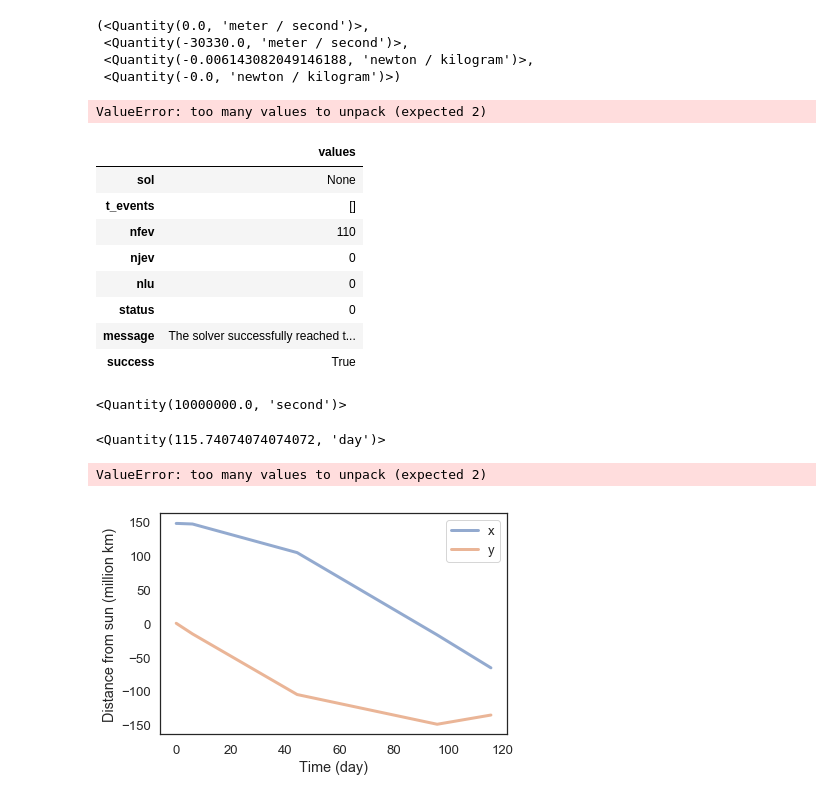
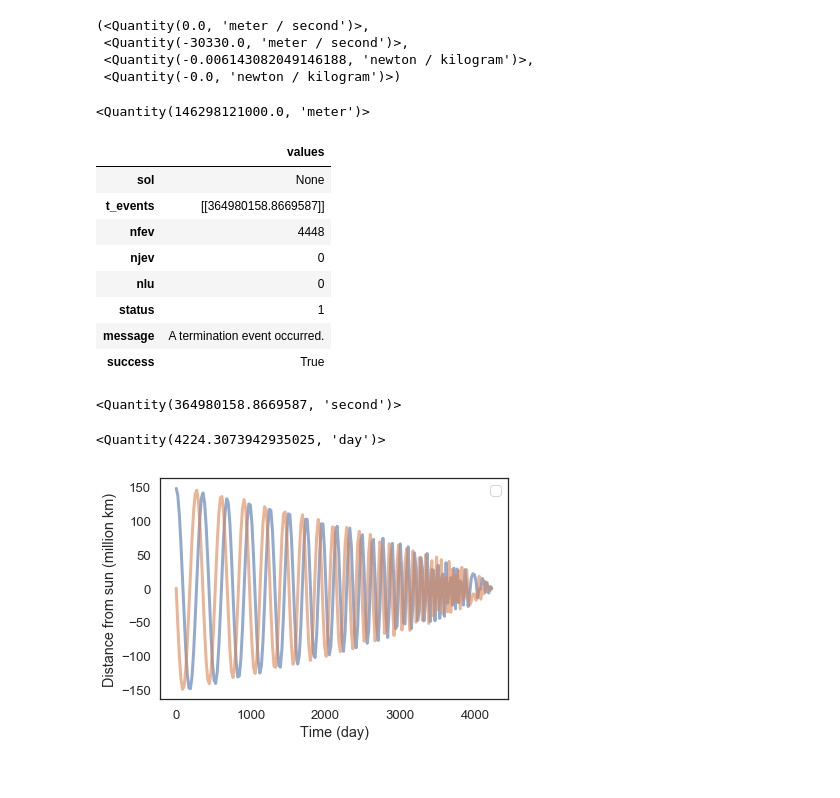
Before and after one commit to MellieZito/ModSimPy, a Jupyter notebook: code/orbit_homework.ipynb, the cells around one changed output. Drawn from its saved outputs; the diff is of its cells as text; code cells hidden in the pictures.

```diff
--- a/code/orbit_homework.ipynb
+++ b/code/orbit_homework.ipynb
@@ -37,17 +29,12 @@ m = UNITS.meter
 # And an inition condition (with everything in SI units)
 
 r_0 = 147e9 * m
-r_0_x = ((3**(1/2)) / 2) * r_0
-r_0_y = (1/2) * r_0
-
 v_0 = -30330 * m/s
-v_0_x = ((3**(1/2)) / 2) * v_0
-v_0_y = (1/2) * v_0
 
 init = State(x = r_0,
              y = 0*m,
              vx = 0* m / s,
-             vy = -30330 * m/s)
+             vy = v_0) #0 * m/s)
 # %% [output]
 |  | values |
 | x | 147000000000.0 meter |
@@ -56,13 +43,17 @@ init = State(x = r_0,
 | vy | -30330.0 meter / second |
 # %%
 # Making a system object
+
+r_earth = 6.371e6 * m
+r_sun = 695.508e6 * m
 
 system = System(init=init,
                 G=6.674e-11 * N / kg**2 * m**2,
                 m1=1.989e30 * kg,
+                r_final=r_sun + r_earth,
                 m2=5.972e24 * kg,
                 t_0=0 * s,
-                t_end=1e7 * s)
+                t_end=1e15 * s)
 # %% [output]
 |  | values |
 | init | x 147000000000.0 meter y ... |
@@ -135,44 +127,43 @@ slope_func(init, 0, system)
  <Quantity(-0.0, 'newton / kilogram')>)
 # %%
 def event_func(state, t, system):
-    r, v = state
-    return r
+    x, y, vx, vy = state
+    r = Vector(x, y)
+    return r.mag  - system.r_final
 # %%
 event_func(init, 0, system)
 # %% [output]
-ValueError: too many values to unpack (expected 2)
+<Quantity(146298121000.0, 'meter')>
 # %%
-results, details = run_ode_solver(system, slope_func) #events=event_func)
+results, details = run_ode_solver(system, slope_func, events=event_func)
 details
 # %% [output]
 |  | values |
 | sol | None |
-| t_events | [] |
-| nfev | 110 |
+| t_events | [[364980158.8669587]] |
+| nfev | 4448 |
 | njev | 0 |
 | nlu | 0 |
-| status | 0 |
-| message | The solver successfully reached t... |
+| status | 1 |
+| message | A termination event occurred. |
 | success | True |
 # %%
 # Here's how long it takes...
 
 t_final = get_last_label(results) * s
 # %% [output]
-<Quantity(10000000.0, 'second')>
+<Quantity(364980158.8669587, 'second')>
 # %%
 # ... expressed in units we understand
 
 t_final.to(UNITS.day)
 # %% [output]
-<Quantity(115.74074074074072, 'day')>
+<Quantity(4224.3073942935025, 'day')>
 # %%
 # Before plotting, we run the simulation again with `t_eval`
 
 ts = linspace(t_0, t_final, 201)
 results, details = run_ode_solver(system, slope_func, events=event_func, t_eval=ts)
-# %% [output]
-ValueError: too many values to unpack (expected 2)
 # %%
 # Scaling the time steps to days
 
@@ -185,10 +176,10 @@ y = results.y /1e9;
 # %%
 # And plotting
 
-plot(x, label='x')
-plot(y, label='y')
+plot(x)
+plot(y)
 
 decorate(xlabel='Time (day)',
          ylabel='Distance from sun (million km)')
 # %% [output]
-[figure, old version]
+[figure, new version]
```
Also changed, not shown: parts of 2 cells of this notebook, 4 other files.
